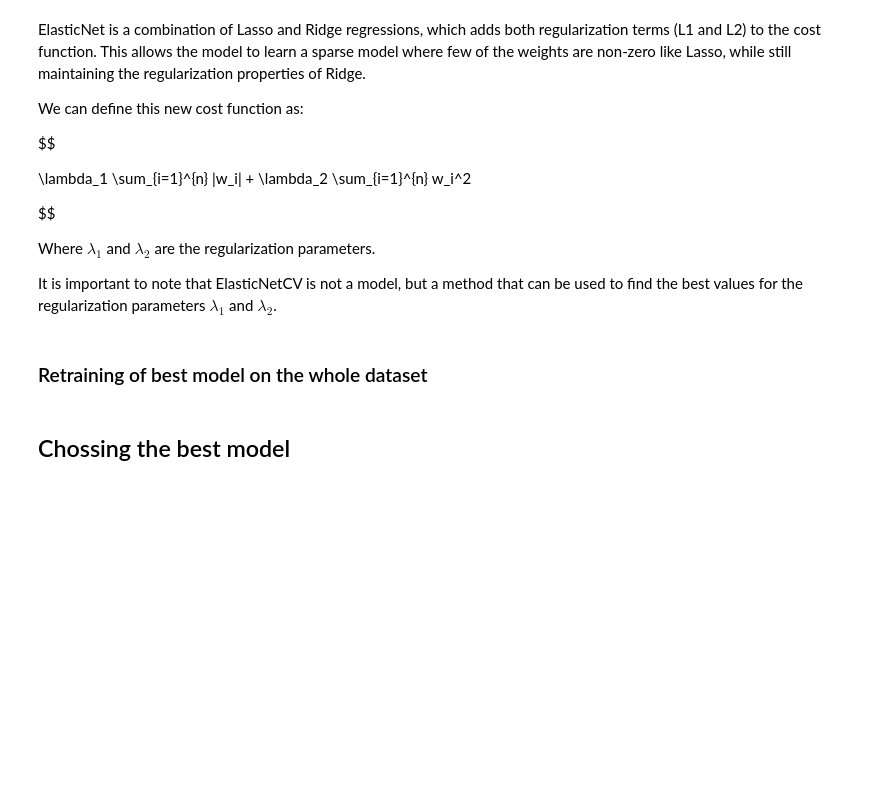
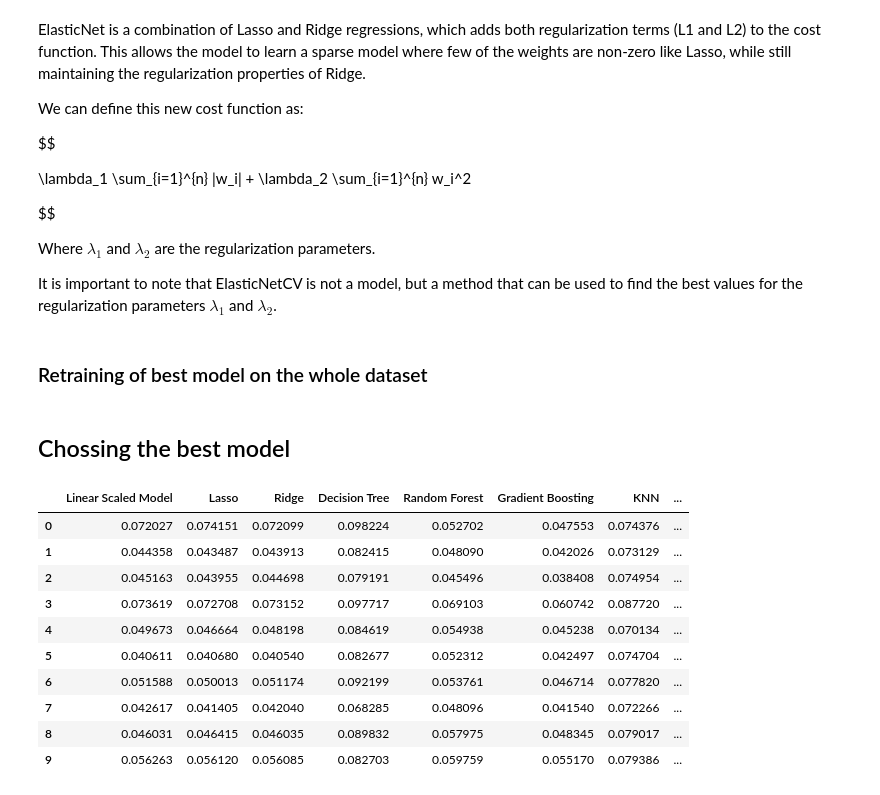
Before and after one commit to MekhyW/AmesHousingDataset, a Jupyter notebook: notebooks/05_model_optimizations.ipynb, the cells around one changed output. Cells and saved outputs as stored; diff of their text form; code cells hidden in the pictures; blank space fills up the shorter version.

Commit message:
escolha do melhor modelo

```diff
--- a/notebooks/05_model_optimizations.ipynb
+++ b/notebooks/05_model_optimizations.ipynb
@@ -445,0 +425,36 @@ for model in scores.index:
+# %%
+# reading the scores from the csv files
+
+linear_scaled_model_scores = pd.read_csv(DATA_DIR / 'processed' / 'linear_scaled_model.csv', header=None)
+lasso_scores = pd.read_csv(DATA_DIR / 'processed' / 'lasso_score.csv', header=None)
+ridge_scores = pd.read_csv(DATA_DIR / 'processed' / 'ridge.csv', header=None)
+tree_scores = pd.read_csv('tree_scores.csv', header=None)
+rf_scores = pd.read_csv(DATA_DIR / 'processed' / 'rf_scores.csv', header=None)
+gradient_scores = pd.read_csv(DATA_DIR / 'processed' / 'gradient_scores.csv', header=None)
+knn_scores = pd.read_csv(DATA_DIR / 'processed' / 'knn_scores.csv', header=None)
+elnet_scores = pd.read_csv(DATA_DIR / 'processed' / 'elnet_scores.csv', header=None)
+
+# creating dataframes for the scores
+
+scores = pd.DataFrame({'Linear Scaled Model': linear_scaled_model_scores[0],
+                          'Lasso': lasso_scores[0],
+                          'Ridge': ridge_scores[0],
+                          'Decision Tree': tree_scores[0],
+                          'Random Forest': rf_scores[0],
+                          'Gradient Boosting': gradient_scores[0],
+                          'KNN': knn_scores[0],
+                          'Elastic Net': elnet_scores[0]})
+
+scores
+# %% [output]
+|  | Linear Scaled Model | Lasso | Ridge | Decision Tree | Random Forest | Gradient Boosting | KNN | ... |
+| 0 | 0.072027 | 0.074151 | 0.072099 | 0.098224 | 0.052702 | 0.047553 | 0.074376 | ... |
+| 1 | 0.044358 | 0.043487 | 0.043913 | 0.082415 | 0.048090 | 0.042026 | 0.073129 | ... |
+| 2 | 0.045163 | 0.043955 | 0.044698 | 0.079191 | 0.045496 | 0.038408 | 0.074954 | ... |
+| 3 | 0.073619 | 0.072708 | 0.073152 | 0.097717 | 0.069103 | 0.060742 | 0.087720 | ... |
+| 4 | 0.049673 | 0.046664 | 0.048198 | 0.084619 | 0.054938 | 0.045238 | 0.070134 | ... |
+| 5 | 0.040611 | 0.040680 | 0.040540 | 0.082677 | 0.052312 | 0.042497 | 0.074704 | ... |
+| 6 | 0.051588 | 0.050013 | 0.051174 | 0.092199 | 0.053761 | 0.046714 | 0.077820 | ... |
+| 7 | 0.042617 | 0.041405 | 0.042040 | 0.068285 | 0.048096 | 0.041540 | 0.072266 | ... |
+| 8 | 0.046031 | 0.046415 | 0.046035 | 0.089832 | 0.057975 | 0.048345 | 0.079017 | ... |
+| 9 | 0.056263 | 0.056120 | 0.056085 | 0.082703 | 0.059759 | 0.055170 | 0.079386 | ... |
```
Also changed, not shown: parts of 9 cells of this notebook.
